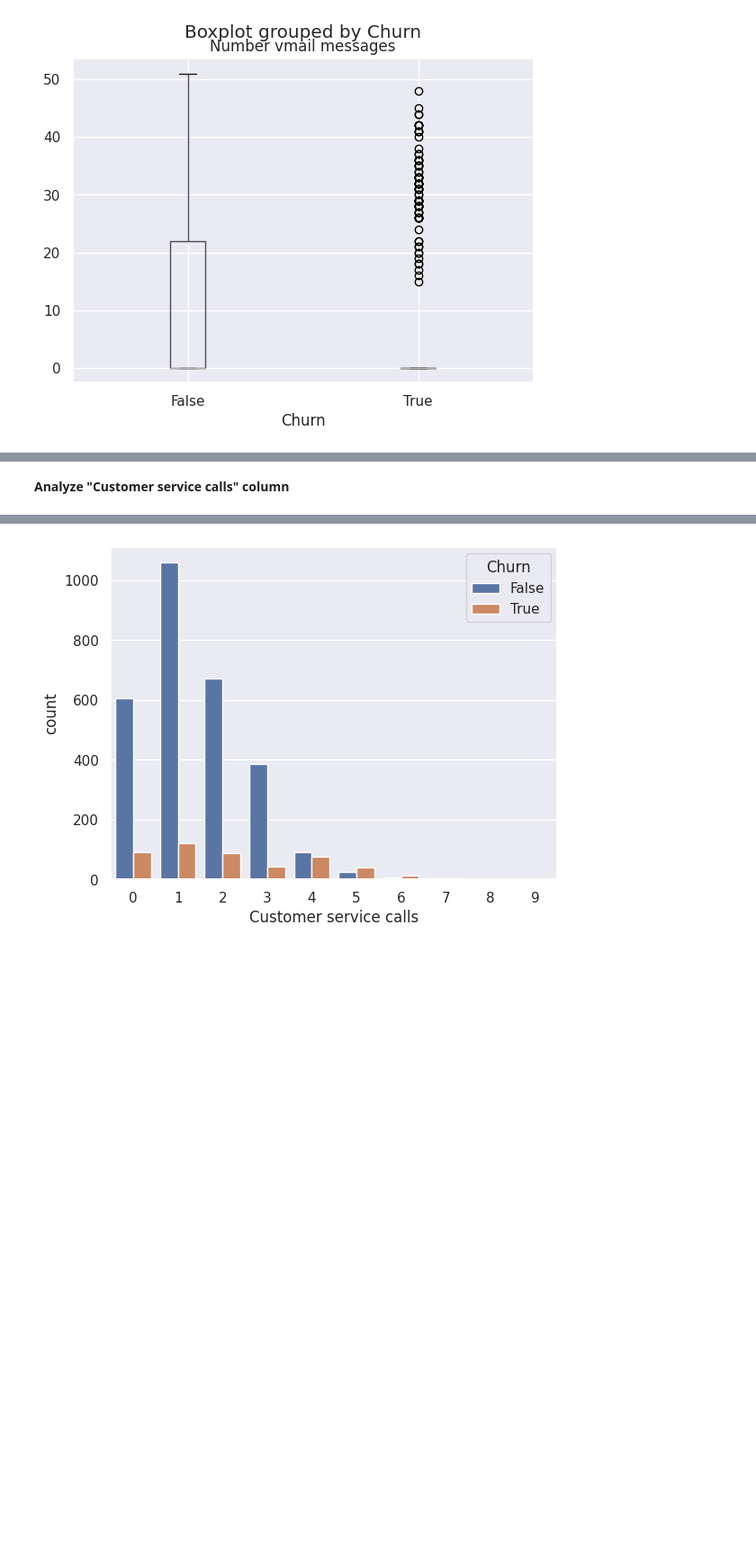
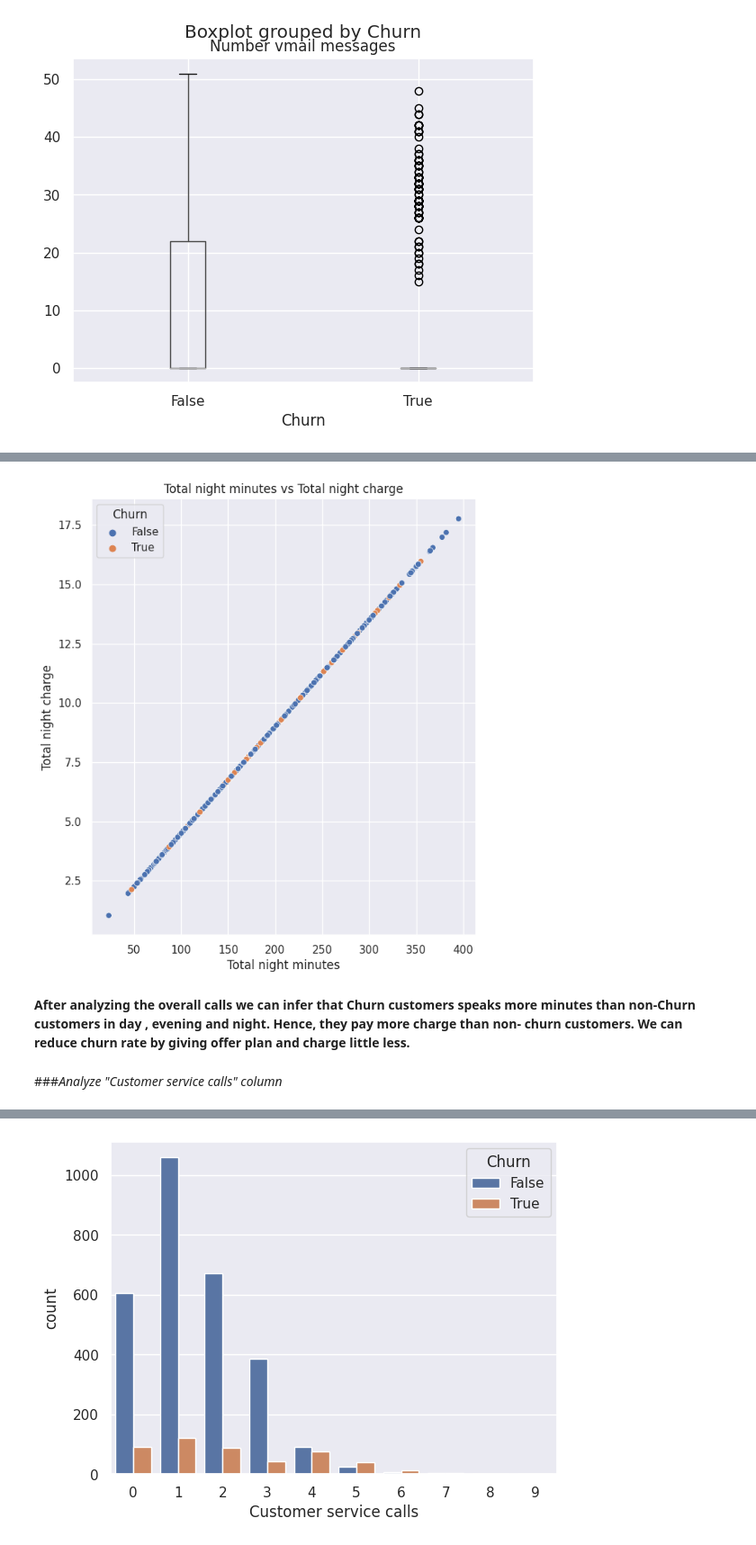
Before and after one commit to juel-123/Telecom_Churn_analysis, a Jupyter notebook: EDA_TELECOM.ipynb, the cells around one changed output, grey strips where cells are left out. Shown at 90% size. Saved outputs shown, nothing was run; the diff lists cells and outputs as text; code cells hidden in the pictures; blank space fills up the shorter version.

```diff
--- a/EDA_TELECOM.ipynb
+++ b/EDA_TELECOM.ipynb
@@ -406,5 +813,18 @@ plt.show()
+# %%
+# visualize total day minutes vs total day charge
+plt.figure(figsize=(7,8))
+sns.scatterplot(x = 'Total night minutes', y = 'Total night charge',data = df, hue='Churn')
+plt.xlabel('Total night minutes',fontsize = 12)
+plt.ylabel('Total night charge',fontsize = 12)
+plt.title("Total night minutes vs Total night charge",fontsize = 12 )
+plt.show()
+# %% [output]
+[figure, added]
+# %% [markdown]
+**After analyzing the overall calls we can infer that Churn customers speaks more minutes than non-Churn customers in day , evening and night. Hence, they pay more charge than non- churn customers.
+We can reduce churn rate by giving offer plan and charge little less.**
 # %% [markdown]
-**Analyze "Customer service calls" column**
+###*Analyze "Customer service calls" column*
 # %%
 # printing the data of Customer service calls
 df['Customer service calls'].value_counts()
```
Also changed, not shown: parts of 111 cells of this notebook.
